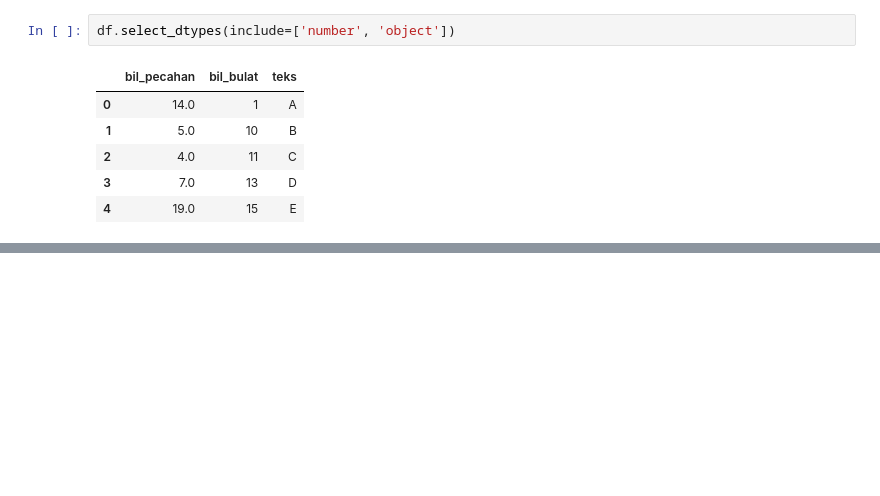
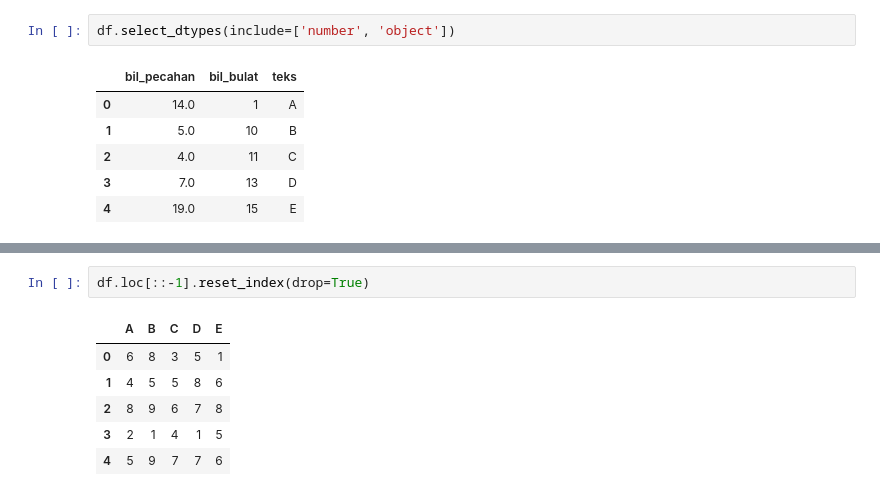
Before and after one commit to Kennethhansel/Matplotlib, a Jupyter notebook: 02_pandas.ipynb, the cells around one changed output, grey strips where cells are left out. Saved outputs shown, nothing was run; the diff lists cells and outputs as text; blank space fills up the shorter version.

```diff
--- a/02_pandas.ipynb
+++ b/02_pandas.ipynb
@@ -246,0 +300,9 @@ df.select_dtypes(include=['number', 'object'])
+# %%
+df.loc[::-1].reset_index(drop=True)
+# %% [output]
+|  | A | B | C | D | E |
+| 0 | 6 | 8 | 3 | 5 | 1 |
+| 1 | 4 | 5 | 5 | 8 | 6 |
+| 2 | 8 | 9 | 6 | 7 | 8 |
+| 3 | 2 | 1 | 4 | 1 | 5 |
+| 4 | 5 | 9 | 7 | 7 | 6 |
```
Also changed, not shown: parts of 10 cells of this notebook.
